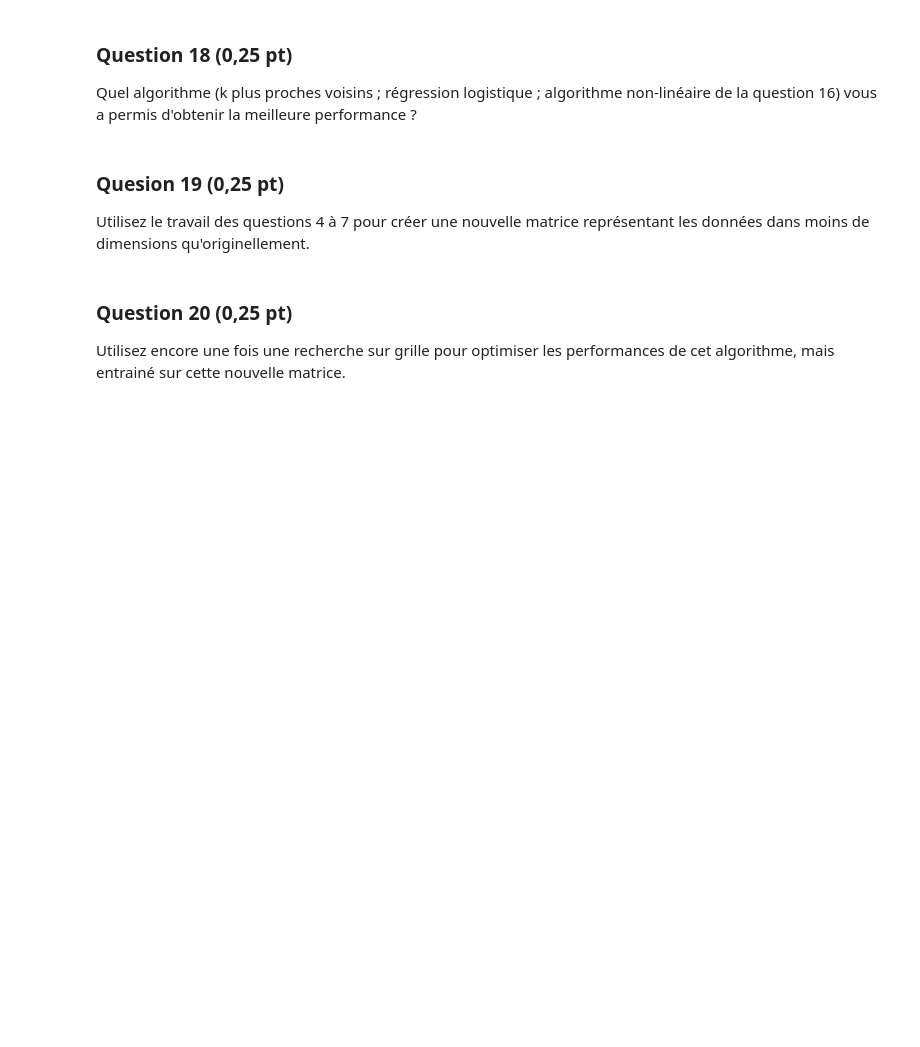
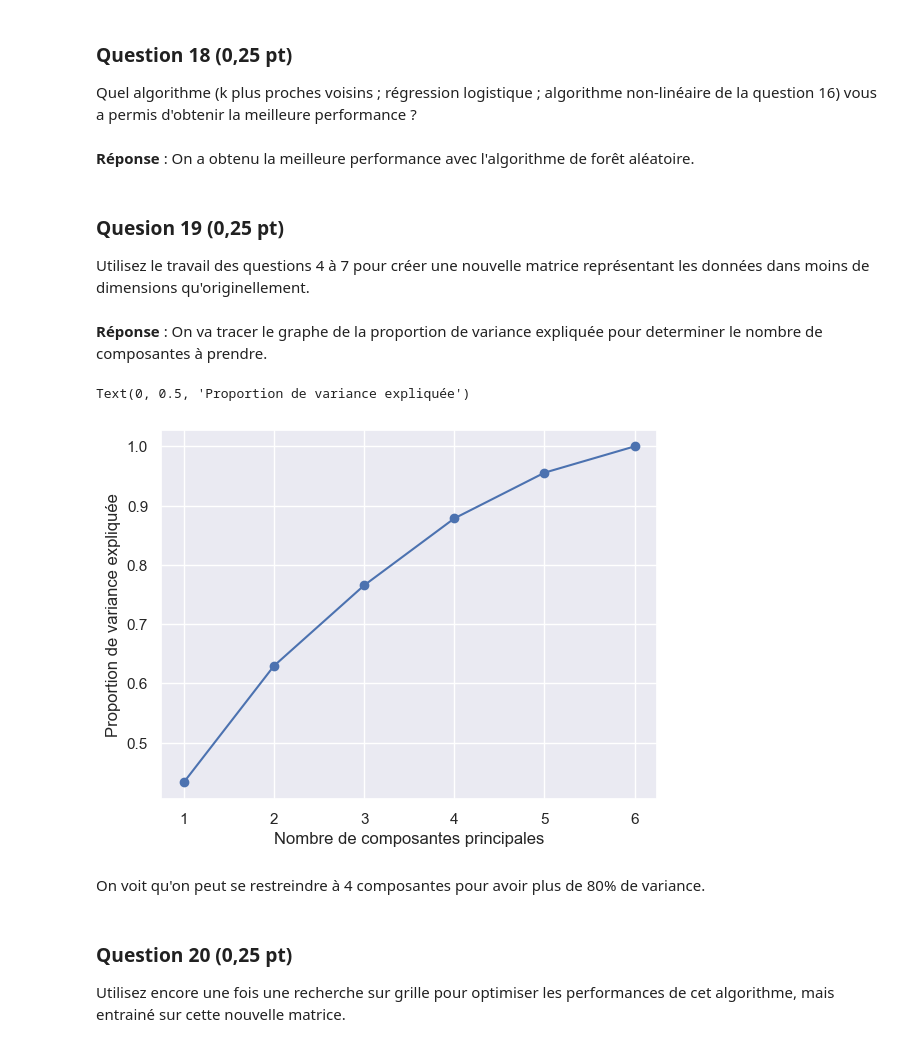
Before and after one commit to Kataevskii/projet-data, a Jupyter notebook: Projet.ipynb, the cells around one changed output. Cells and saved outputs as stored; diff of their text form; code cells hidden in the pictures; blank space fills up the shorter version.

```diff
--- a/Projet.ipynb
+++ b/Projet.ipynb
@@ -480,6 +516,23 @@ Nous allons maintenant évaluer l'impact d'une réduction de dimension sur la qu
 # %% [markdown]
 ### Question 18 (0,25 pt)
 Quel algorithme (k plus proches voisins ; régression logistique ; algorithme non-linéaire de la question 16) vous a permis d'obtenir la meilleure performance ?
+# %% [markdown]
+__Réponse__ : On a obtenu la meilleure performance avec l'algorithme de forêt aléatoire.
 # %% [markdown]
 ### Quesion 19 (0,25 pt)
 Utilisez le travail des questions 4 à 7 pour créer une nouvelle matrice représentant les données dans moins de dimensions qu'originellement.
+# %% [markdown]
+__Réponse__ : On va tracer le graphe de la proportion de variance expliquée pour determiner le nombre de composantes à prendre.
+# %%
+# Projection sur deux composantes
+pca = decomposition.PCA(n_components=6)
+pca.fit(X_train_scaled)
+plt.plot(np.arange(1, 7), np.cumsum(pca.explained_variance_ratio_), marker='o')
+
+plt.xlabel("Nombre de composantes principales")
+plt.ylabel("Proportion de variance expliquée")
+# %% [output]
+Text(0, 0.5, 'Proportion de variance expliquée')
+[figure, added]
+# %% [markdown]
+On voit qu'on peut se restreindre à 4 composantes pour avoir plus de 80% de variance.
```
Also changed, not shown: parts of 28 cells of this notebook.
